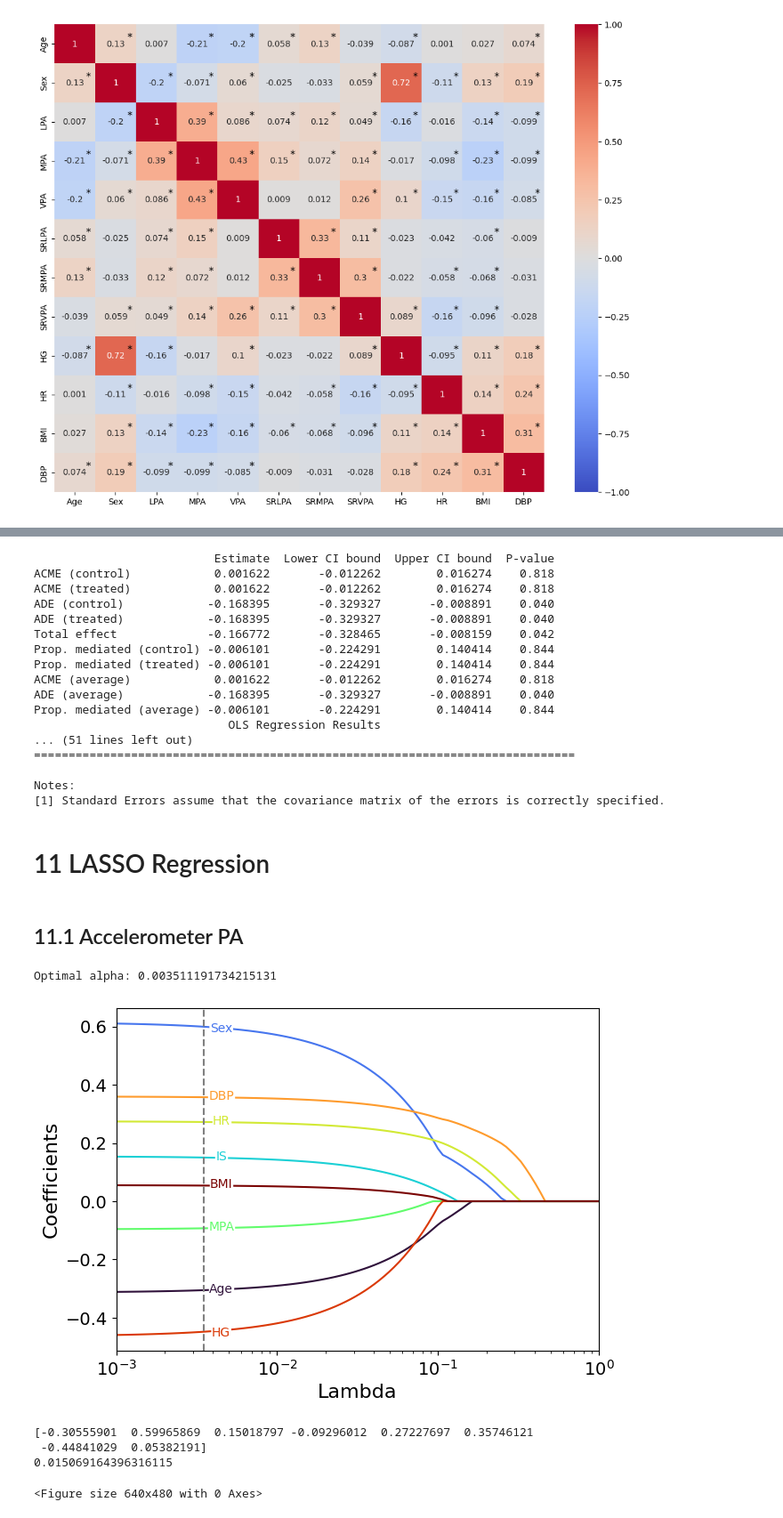
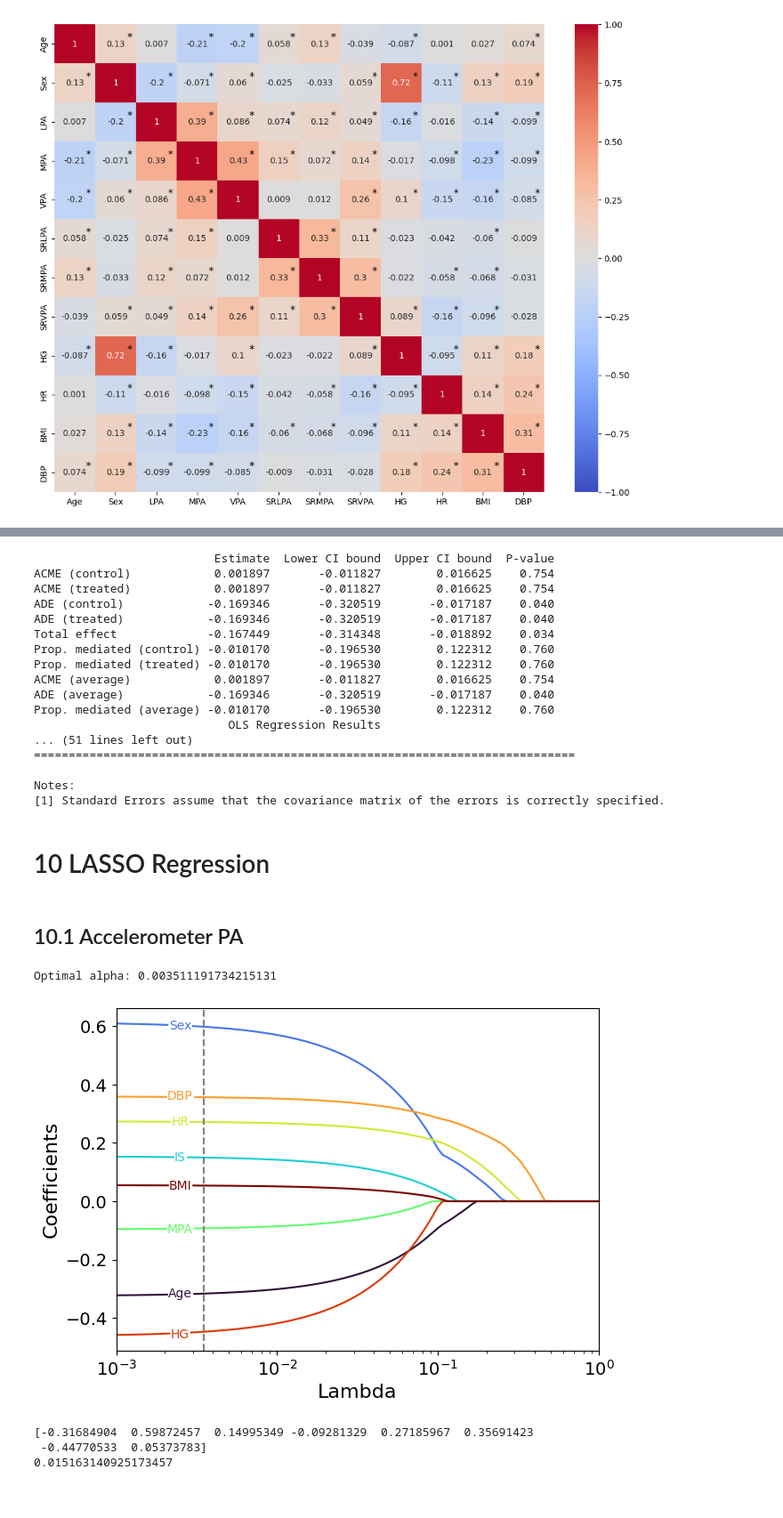
Before and after one commit to ivychad/Physical-Activity-BrainAGE, a Jupyter notebook: 3A Analysis.ipynb, the cells around one changed output, grey strips where cells are left out. Shown: that part at 89% size. Cells and saved outputs as stored; diff of their text form; code cells hidden in the pictures.

```diff
--- a/3A Analysis.ipynb
+++ b/3A Analysis.ipynb
@@ -658,4 +658 @@ print(model_comparison)
-# %%
-main_test = pd.DataFrame(main_test)
-main_test[["LPA", "MPA","VPA","SRLPA","SRMPA","SRVPA","HR", "DBP", "SBP", "HG","BMI","Age","Sex","IS"]] = stats.zscore(main_test[["LPA", "MPA","VPA","SRLPA","SRMPA","SRVPA","HR", "DBP", "SBP", "HG","BMI","Age","Sex","IS"]], nan_policy='omit')
 # %% [markdown]
@@ -799,16 +764,16 @@ modely = ols("BA ~ HG + Age + Sex + IS", missing='drop', data = main_test).fit()
 print(modely.summary())
 # %% [output]
                           Estimate  Lower CI bound  Upper CI bound  P-value
-ACME (control)            0.001622       -0.012262        0.016274    0.818
-ACME (treated)            0.001622       -0.012262        0.016274    0.818
-ADE (control)            -0.168395       -0.329327       -0.008891    0.040
-ADE (treated)            -0.168395       -0.329327       -0.008891    0.040
-Total effect             -0.166772       -0.328465       -0.008159    0.042
-Prop. mediated (control) -0.006101       -0.224291        0.140414    0.844
-Prop. mediated (treated) -0.006101       -0.224291        0.140414    0.844
-ACME (average)            0.001622       -0.012262        0.016274    0.818
-ADE (average)            -0.168395       -0.329327       -0.008891    0.040
-Prop. mediated (average) -0.006101       -0.224291        0.140414    0.844
+ACME (control)            0.001897       -0.011827        0.016625    0.754
+ACME (treated)            0.001897       -0.011827        0.016625    0.754
+ADE (control)            -0.169346       -0.320519       -0.017187    0.040
+ADE (treated)            -0.169346       -0.320519       -0.017187    0.040
+Total effect             -0.167449       -0.314348       -0.018892    0.034
+Prop. mediated (control) -0.010170       -0.196530        0.122312    0.760
+Prop. mediated (treated) -0.010170       -0.196530        0.122312    0.760
+ACME (average)            0.001897       -0.011827        0.016625    0.754
+ADE (average)            -0.169346       -0.320519       -0.017187    0.040
+Prop. mediated (average) -0.010170       -0.196530        0.122312    0.760
                             OLS Regression Results
 ... (51 lines left out)
 ==============================================================================
@@ -821,9 +786,9 @@ Notes:
 # res = Mediation(outcome_model, mediator_model, mediator = "HG", exposure = "VPA").fit()
 # print(res.summary())
 # %% [markdown]
-# 11 LASSO Regression
+# 10 LASSO Regression
 # %% [markdown]
-## 11.1 Accelerometer PA
+## 10.1 Accelerometer PA
 # %%
 df = main_test[["Age","Sex","IS", "MPA", "SRMPA", "HR", "DBP", "HG", "BMI", "BA"]]
 df = df.dropna()
@@ -846,7 +811,7 @@ coefs = pd.DataFrame(coefs)
 
 
 # lasso with cross validated alpha
-lassocv = LassoCV(alphas = alphas).fit(X,Y)
+lassocv = LassoCV(alphas = alphas, random_state=888).fit(X,Y)
 best_alpha = lassocv.alpha_
 print("Optimal alpha:", best_alpha)
 
@@ -868,44 +833,41 @@ for i, column in enumerate(columns):
     color = cmap(i / 7.0)
 
     if i == 1:
-        plt.annotate(column, (0.0045, y_pos), textcoords="offset points", xytext=(0, -4),
+        plt.annotate(column, (0.0025, y_pos), textcoords="offset points", xytext=(0, -2),
                      ha='center', fontsize=10, color=color, bbox=dict(boxstyle='round', facecolor='white', edgecolor="white", pad=0))
     elif i == 5:
-        plt.annotate(column, (0.0045, y_pos), textcoords="offset points", xytext=(0, -2),
+        plt.annotate(column, (0.0025, y_pos), textcoords="offset points", xytext=(0, -2),
                      ha='center', fontsize=10, color=color, bbox=dict(boxstyle='square', facecolor='white', edgecolor="white", pad=0))
     elif i == 3:
-        plt.annotate(column, (0.0045, y_pos), textcoords="offset points", xytext=(0, -2),
+        plt.annotate(column, (0.0025, y_pos), textcoords="offset points", xytext=(0, -4),
                      ha='center', fontsize=10, color=color, bbox=dict(boxstyle='square', facecolor='white', edgecolor="white", pad=0))
     elif i == 6:
-        plt.annotate(column, (0.0045, y_pos), textcoords="offset points", xytext=(0, -4),
+        plt.annotate(column, (0.0025, y_pos), textcoords="offset points", xytext=(0, -5),
                      ha='center', fontsize=10, color=color, bbox=dict(boxstyle='round', facecolor='white', edgecolor="white", pad=0))
     else:
-        plt.annotate(column, (0.0045, y_pos), textcoords="offset points", xytext=(0, -2),
+        plt.annotate(column, (0.0025, y_pos), textcoords="offset points", xytext=(0, -3),
                      ha='center', fontsize=10, color=color, bbox=dict(boxstyle='square', facecolor='white',edgecolor="white", pad=0))
 
 
 plt.xticks(alphas, fontsize = 14)
 plt.yticks(fontsize = 14)
 plt.xscale("log")
 plt.axvline(x = best_alpha, color = 'gray', linestyle='dashed')
 plt.axis('tight')
 plt.xlabel('Lambda', fontsize = 16)
 plt.xlim(0.001, 1)
 plt.ylabel('Coefficients', fontsize = 16)
-#plt.title('Lasso coefficients as a function of alpha')
-#plt.legend(columns, bbox_to_anchor=(1.01, 1.02), loc='upper left')
 plt.legend().set_visible(False)
+plt.savefig('mainlasso.png', format='png', dpi=800)
 plt.show()
-plt.savefig('lasso_main.pdf', format='pdf', dpi=800)
 
 # Print the coefficients
 print(coefficients)
 print(r_squared)
 # %% [output]
 Optimal alpha: 0.003511191734215131
-[figure, old version]
+[figure, new version]
-[-0.30555901  0.59965869  0.15018797 -0.09296012  0.27227697  0.35746121
- -0.44841029  0.05382191]
-0.015069164396316115
+[-0.31684904  0.59872457  0.14995349 -0.09281329  0.27185967  0.35691423
+ -0.44770533  0.05373783]
+0.015163140925173457
-<Figure size 640x480 with 0 Axes>
 # %% [markdown]
```
Also changed, not shown: parts of 35 cells of this notebook, 6 other files.
